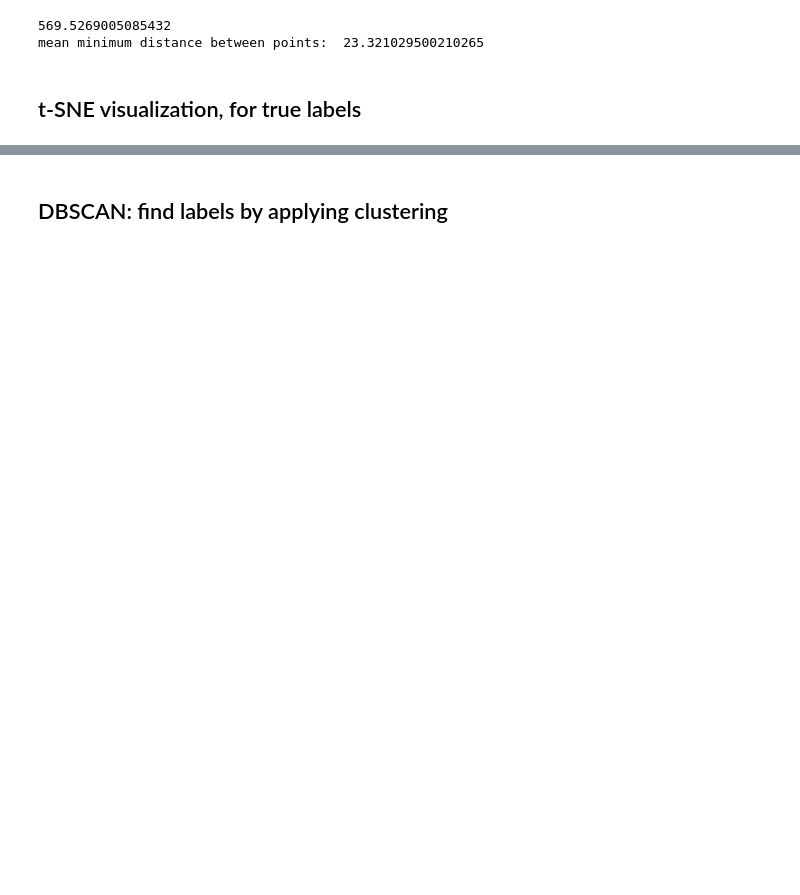
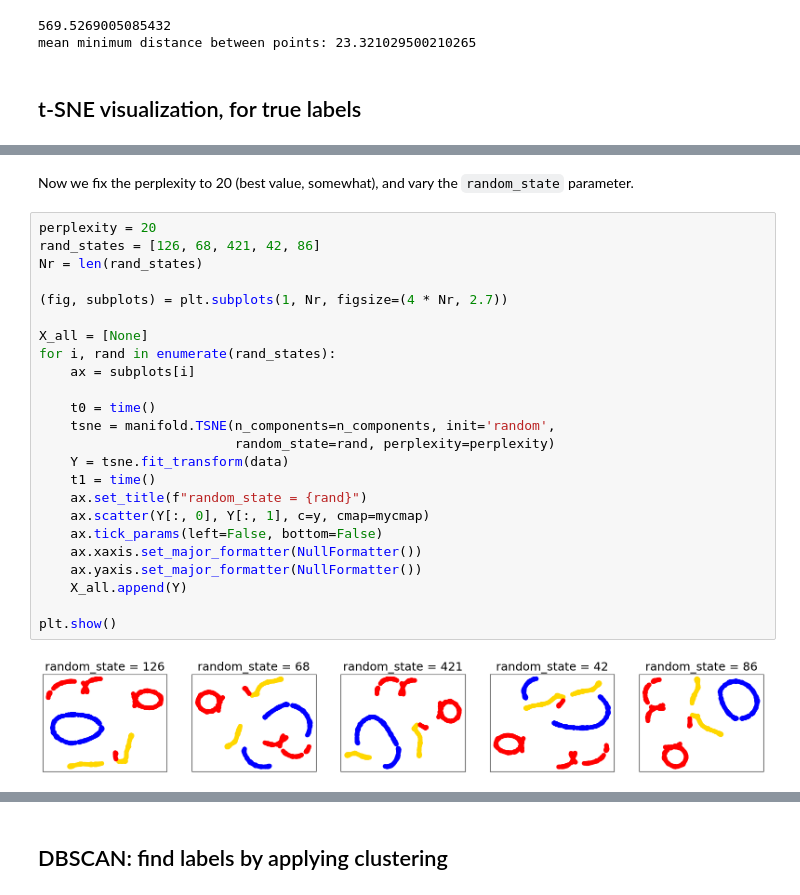
Before and after one commit to davbac/LCP-modB, a Jupyter notebook: ex03/DBSCAN-23.ipynb, the cells around one changed output, grey strips where cells are left out. Cells and saved outputs as stored; diff of their text form; blank space fills up the shorter version.

```diff
--- a/ex03/DBSCAN-23.ipynb
+++ b/ex03/DBSCAN-23.ipynb
@@ -79,0 +80,28 @@ plt.show()
+# %% [markdown]
+Now we fix the perplexity to 20 (best value, somewhat), and vary the `random_state` parameter.
+# %%
+perplexity = 20
+rand_states = [126, 68, 421, 42, 86]
+Nr = len(rand_states)
+
+(fig, subplots) = plt.subplots(1, Nr, figsize=(4 * Nr, 2.7))
+
+X_all = [None]
+for i, rand in enumerate(rand_states):
+    ax = subplots[i]
+
+    t0 = time()
+    tsne = manifold.TSNE(n_components=n_components, init='random',
+                         random_state=rand, perplexity=perplexity)
+    Y = tsne.fit_transform(data)
+    t1 = time()
+    ax.set_title(f"random_state = {rand}")
+    ax.scatter(Y[:, 0], Y[:, 1], c=y, cmap=mycmap)
+    ax.tick_params(left=False, bottom=False)
+    ax.xaxis.set_major_formatter(NullFormatter())
+    ax.yaxis.set_major_formatter(NullFormatter())
+    X_all.append(Y)
+
+plt.show()
+# %% [output]
+[figure, added]
```
Also changed, not shown: parts of 5 cells of this notebook, 1 other file.
